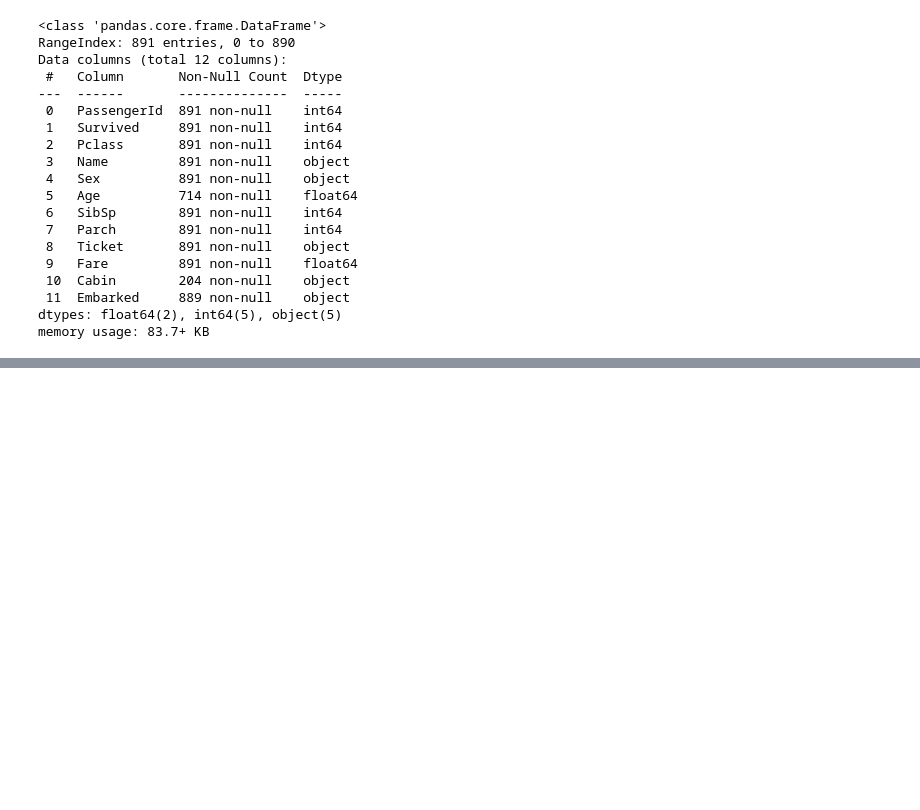
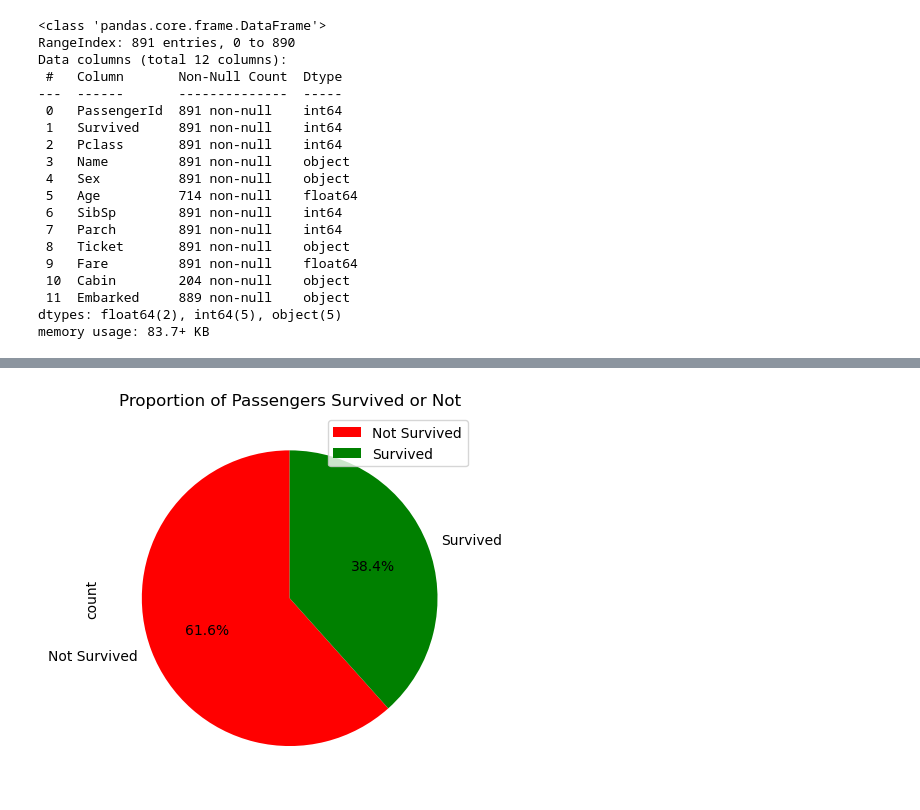
Before and after one commit to dinesh-paladugula/gfg_21projects_21days, a Jupyter notebook: Titanic_Survival_Analysis.ipynb, the cells around one changed output, grey strips where cells are left out. Cells and saved outputs as stored; diff of their text form; code cells hidden in the pictures; blank space fills up the shorter version.

```diff
--- a/Titanic_Survival_Analysis.ipynb
+++ b/Titanic_Survival_Analysis.ipynb
@@ -84,0 +132,8 @@ titanic_df.describe()
+# %%
+median_age = titanic_df['Age'].median()
+median_age
+
+titanic_df['Age'] = titanic_df['Age'].fillna(median_age)
+# %%
+mode_embarked = titanic_df['Embarked'].mode()[0]
+titanic_df['Embarked'] = titanic_df['Embarked'].fillna(mode_embarked)
@@ -84,0 +150,3 @@ titanic_df.describe()
+# %%
+titanic_df['Has_Cabin'] = titanic_df['Cabin'].notna().astype(int)
+titanic_df.drop('Cabin', axis=1, inplace=True)
@@ -84,0 +187,14 @@ titanic_df.describe()
+# %%
+import matplotlib.pyplot as plt
+
+# Create a pie chart with labels
+titanic_df['Survived'].value_counts().plot.pie(
+    labels=['Not Survived', 'Survived'],  # 0 → Not Survived, 1 → Survived
+    autopct='%1.1f%%', startangle=90, colors=['red', 'green']
+)
+
+plt.title("Proportion of Passengers Survived or Not")
+plt.legend(["Not Survived", "Survived"], loc="best")
+plt.show()
+# %% [output]
+[figure, added]
```
Also changed, not shown: parts of 18 cells of this notebook.
